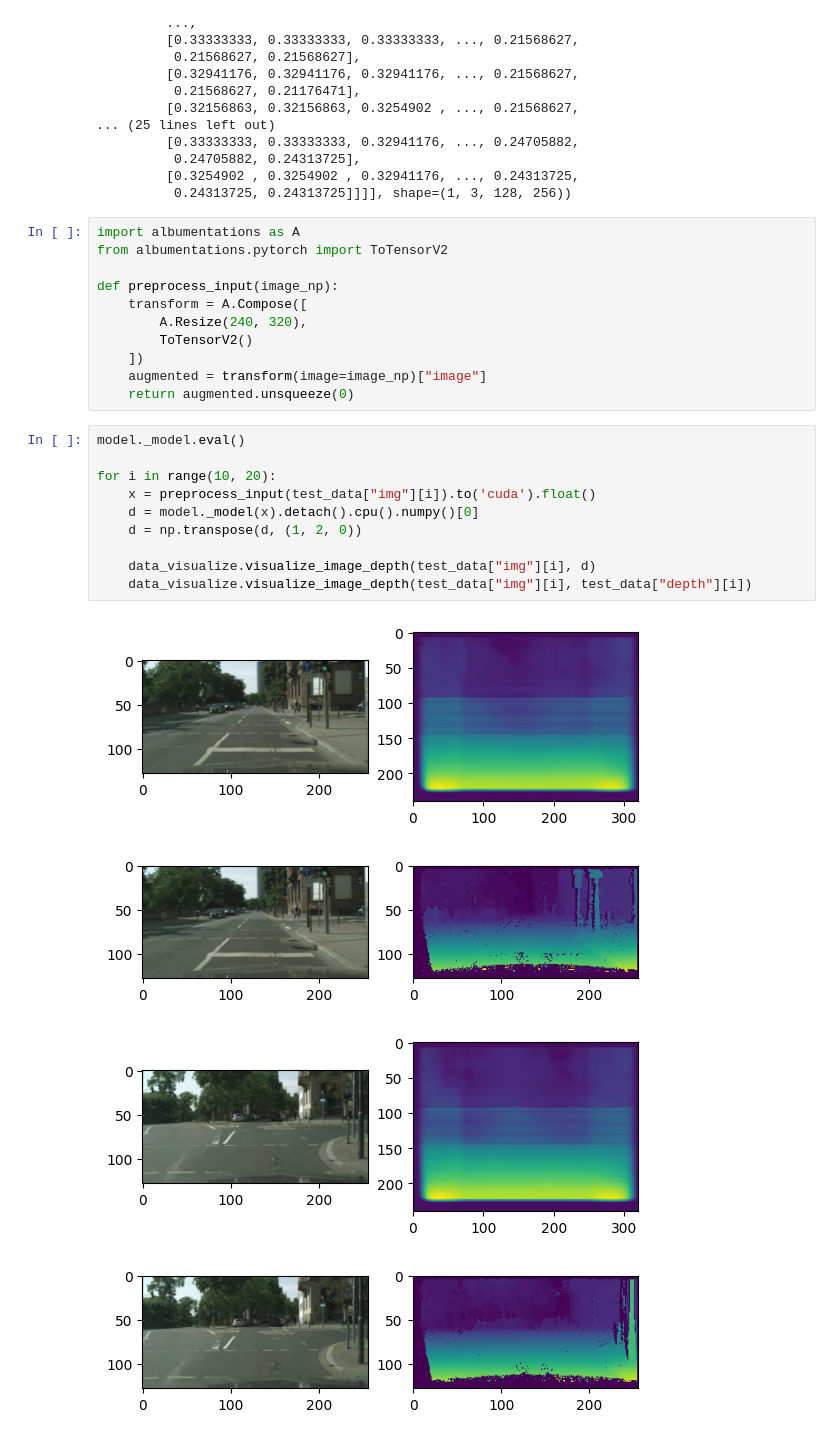
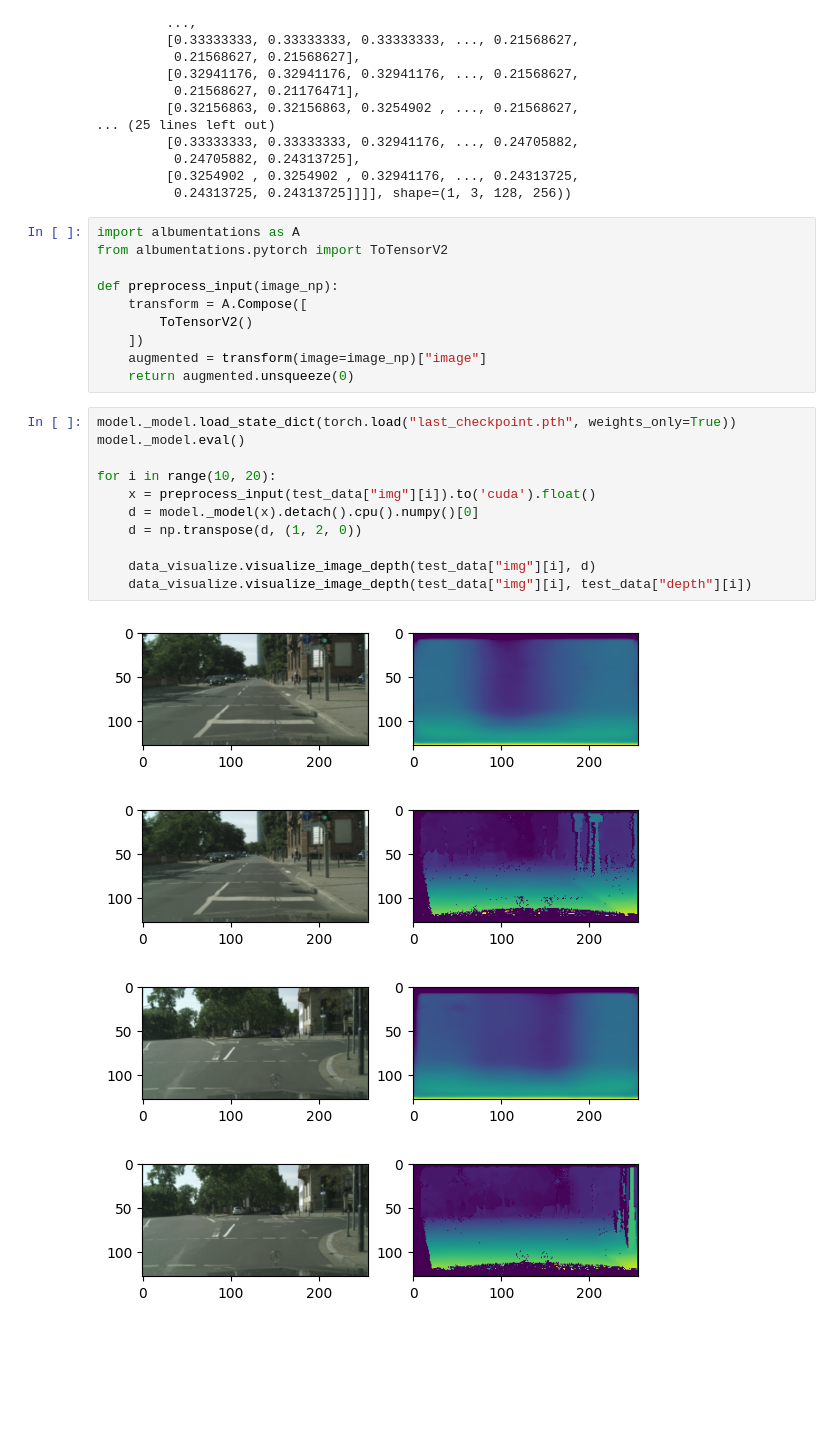
Before and after one commit to ekohachi22/MonocularDepthEstimation, a Jupyter notebook: notebooks/experiments.ipynb, the cells around one changed output. Saved outputs shown, nothing was run; the diff lists cells and outputs as text; blank space fills up the shorter version.

```diff
--- a/notebooks/experiments.ipynb
+++ b/notebooks/experiments.ipynb
@@ -72,23 +70,23 @@ from albumentations.pytorch import ToTensorV2
 
 def preprocess_input(image_np):
     transform = A.Compose([
-        A.Resize(240, 320),
         ToTensorV2()
     ])
     augmented = transform(image=image_np)["image"]
     return augmented.unsqueeze(0)
 # %%
+model._model.load_state_dict(torch.load("last_checkpoint.pth", weights_only=True))
 model._model.eval()
 
 for i in range(10, 20):
     x = preprocess_input(test_data["img"][i]).to('cuda').float()
     d = model._model(x).detach().cpu().numpy()[0]
     d = np.transpose(d, (1, 2, 0))
 
     data_visualize.visualize_image_depth(test_data["img"][i], d)
     data_visualize.visualize_image_depth(test_data["img"][i], test_data["depth"][i])
 # %% [output]
-[figure, old version]
+[figure, new version]
 [figure]
-[figure, old version]
+[figure, new version]
 [figure]
```
Also changed, not shown: parts of 5 cells of this notebook, 2 other files.
